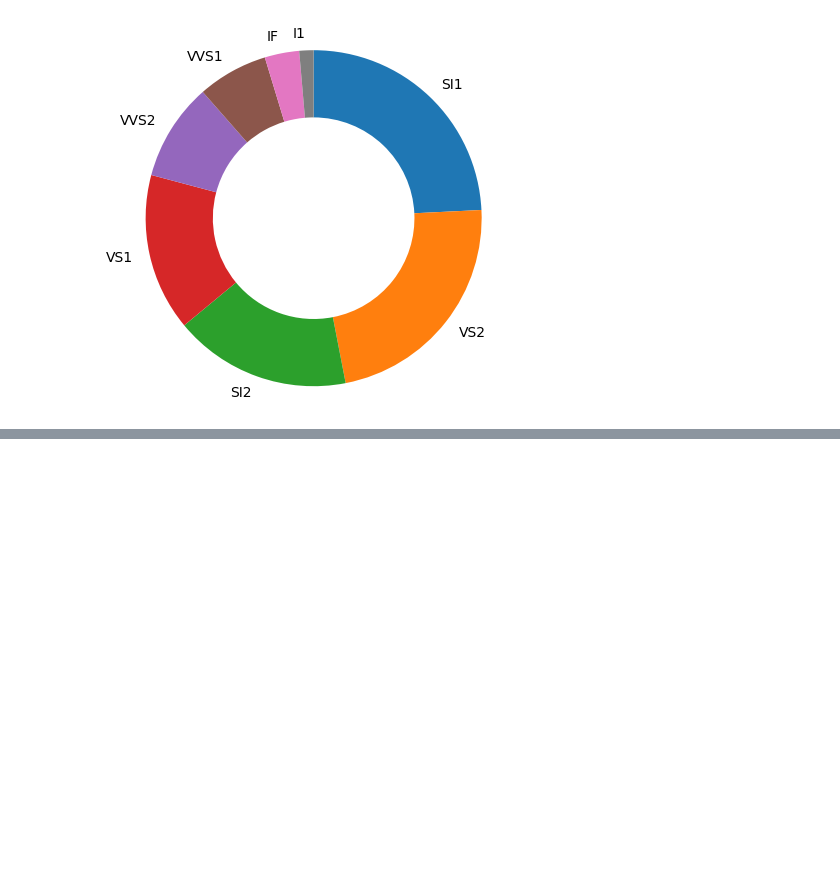
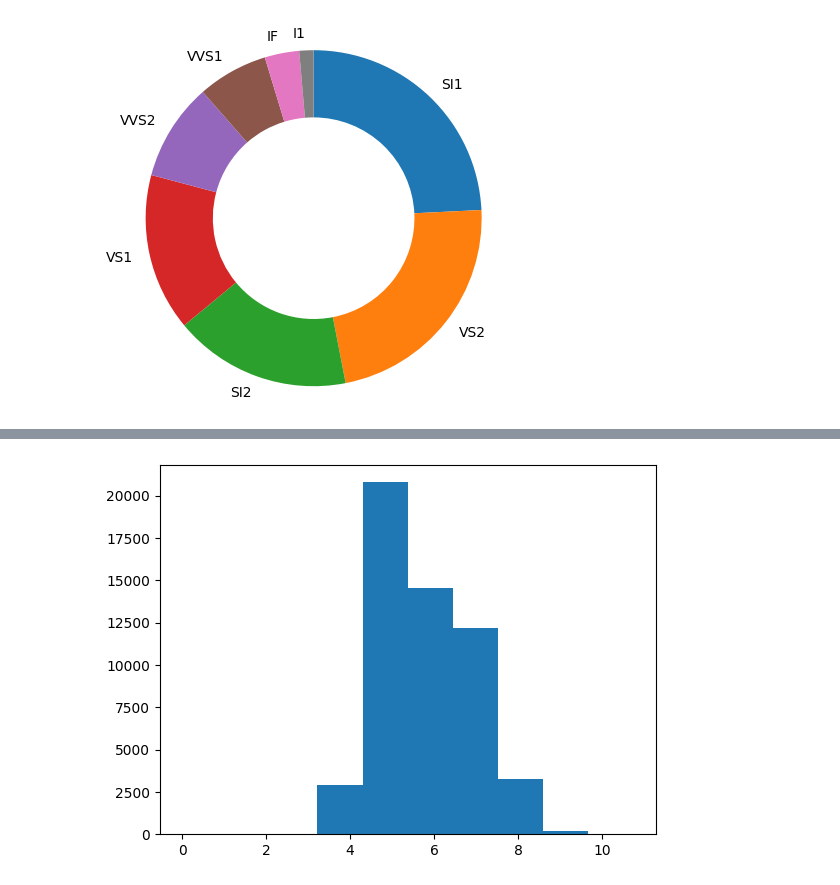
Before and after one commit to sondosaabed/Data-Visualization-with-Matplotlib-and-Seaborn, a Jupyter notebook: L3-Univariate-Exploration-of-Data.ipynb, the cells around one changed output, grey strips where cells are left out. Drawn from its saved outputs; the diff is of its cells as text; code cells hidden in the pictures; blank space fills up the shorter version.

Commit message:
L3: Add histograms as univariate plots, using sns with diffrent variations

```diff
--- a/L3-Univariate-Exploration-of-Data.ipynb
+++ b/L3-Univariate-Exploration-of-Data.ipynb
@@ -280,0 +285,4 @@ plt.axis('square');
+# %%
+plt.hist(data=df, x='x');
+# %% [output]
+[figure, added]
```
Also changed, not shown: parts of 6 cells of this notebook.
